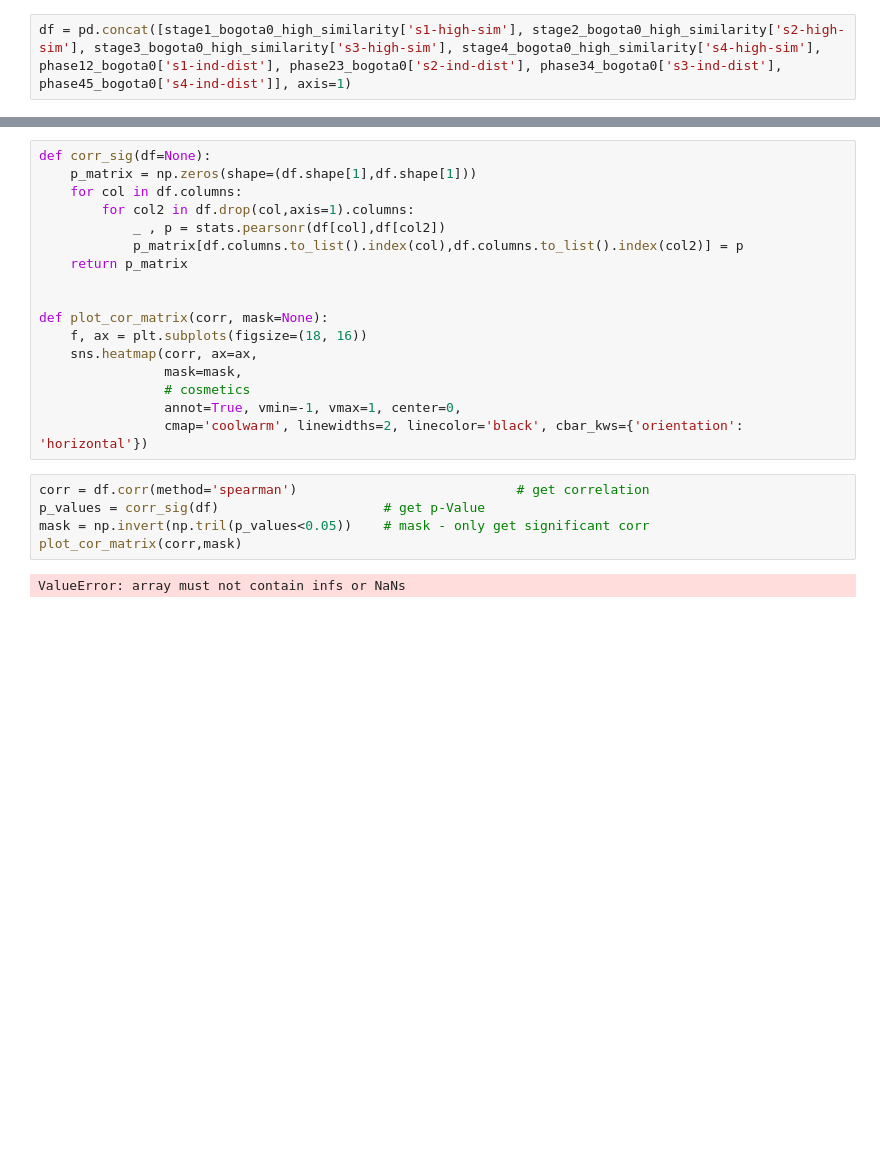
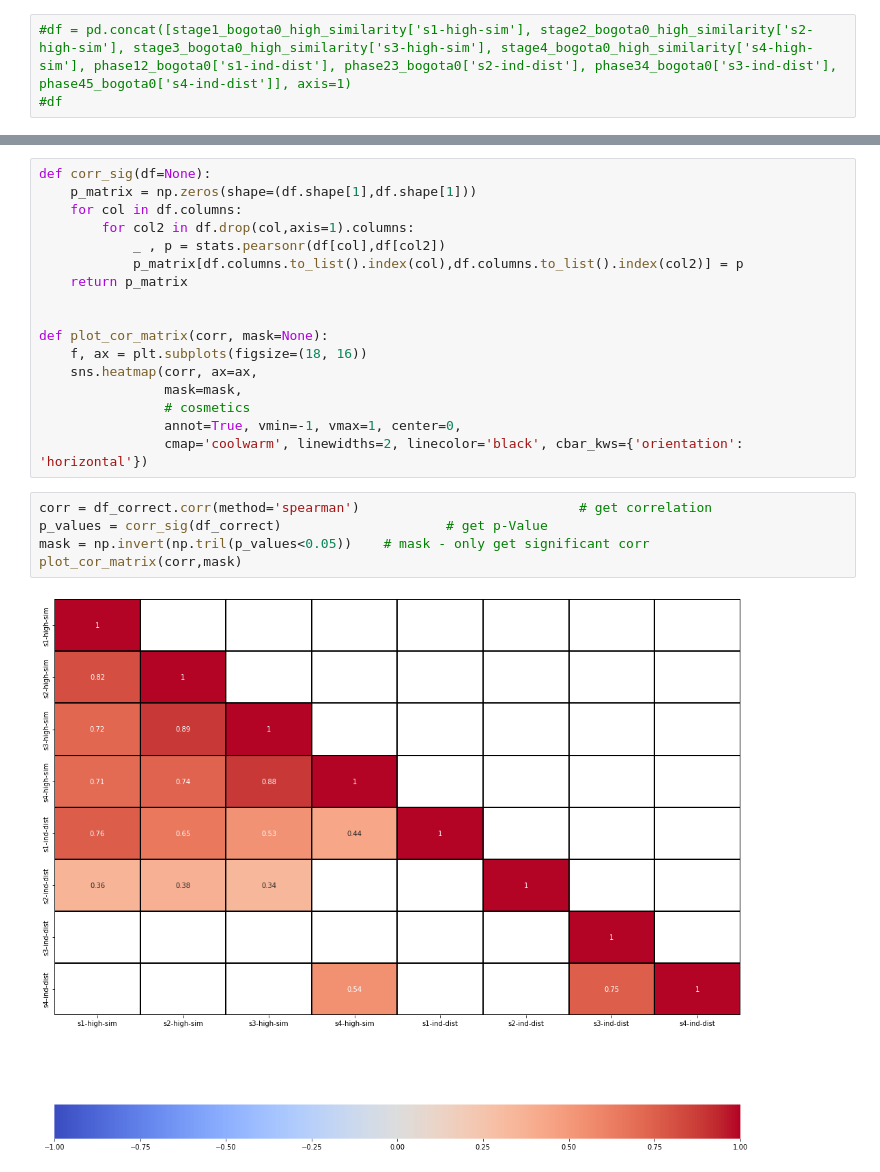
Before and after one commit to ironhacks/spring-2017-analysis, a Jupyter notebook: spring-2017/script/analysis/10-Correlation-Innovation-Variables.ipynb, the cells around one changed output, grey strips where cells are left out. Cells and saved outputs as stored; diff of their text form; blank space fills up the shorter version.

Commit message:
correlation charts

```diff
--- a/spring-2017/script/analysis/10-Correlation-Innovation-Variables.ipynb
+++ b/spring-2017/script/analysis/10-Correlation-Innovation-Variables.ipynb
@@ -59,4 +59,5 @@ phase23_bogota0.rename(columns={'similarity': 's2-ind-dist'}, inplace=True)
 phase34_bogota0.rename(columns={'similarity': 's3-ind-dist'}, inplace=True)
 phase45_bogota0.rename(columns={'similarity': 's4-ind-dist'}, inplace=True)
 # %%
-df = pd.concat([stage1_bogota0_high_similarity['s1-high-sim'], stage2_bogota0_high_similarity['s2-high-sim'], stage3_bogota0_high_similarity['s3-high-sim'], stage4_bogota0_high_similarity['s4-high-sim'], phase12_bogota0['s1-ind-dist'], phase23_bogota0['s2-ind-dist'], phase34_bogota0['s3-ind-dist'], phase45_bogota0['s4-ind-dist']], axis=1)
+#df = pd.concat([stage1_bogota0_high_similarity['s1-high-sim'], stage2_bogota0_high_similarity['s2-high-sim'], stage3_bogota0_high_similarity['s3-high-sim'], stage4_bogota0_high_similarity['s4-high-sim'], phase12_bogota0['s1-ind-dist'], phase23_bogota0['s2-ind-dist'], phase34_bogota0['s3-ind-dist'], phase45_bogota0['s4-ind-dist']], axis=1)
+#df
@@ -78,9 +126,9 @@ def plot_cor_matrix(corr, mask=None):
                 annot=True, vmin=-1, vmax=1, center=0,
                 cmap='coolwarm', linewidths=2, linecolor='black', cbar_kws={'orientation': 'horizontal'})
 # %%
-corr = df.corr(method='spearman')                            # get correlation
-p_values = corr_sig(df)                     # get p-Value
+corr = df_correct.corr(method='spearman')                            # get correlation
+p_values = corr_sig(df_correct)                     # get p-Value
 mask = np.invert(np.tril(p_values<0.05))    # mask - only get significant corr
 plot_cor_matrix(corr,mask)
 # %% [output]
-ValueError: array must not contain infs or NaNs
+[figure, added]
```
Also changed, not shown: parts of 3 cells of this notebook, 1 other file.
